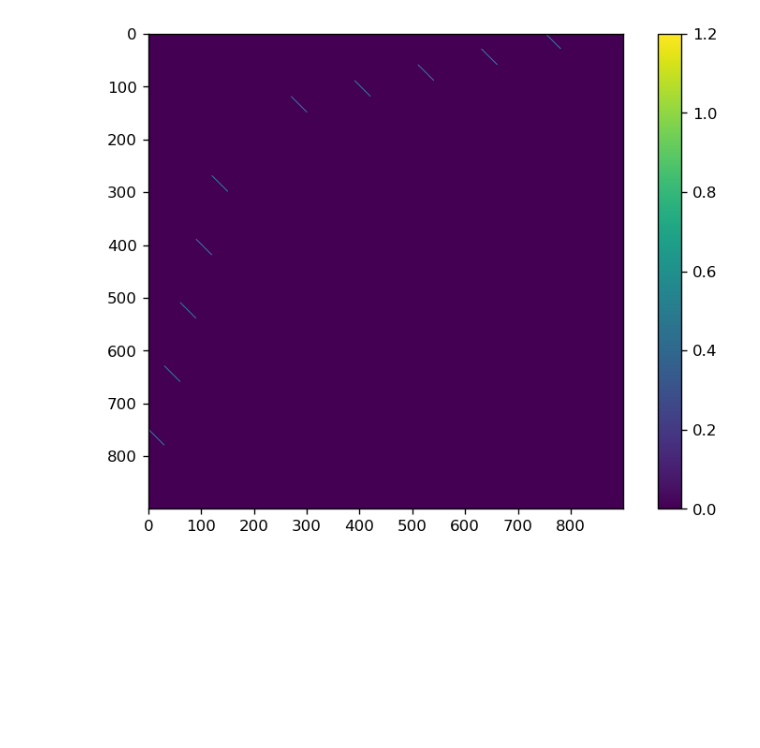
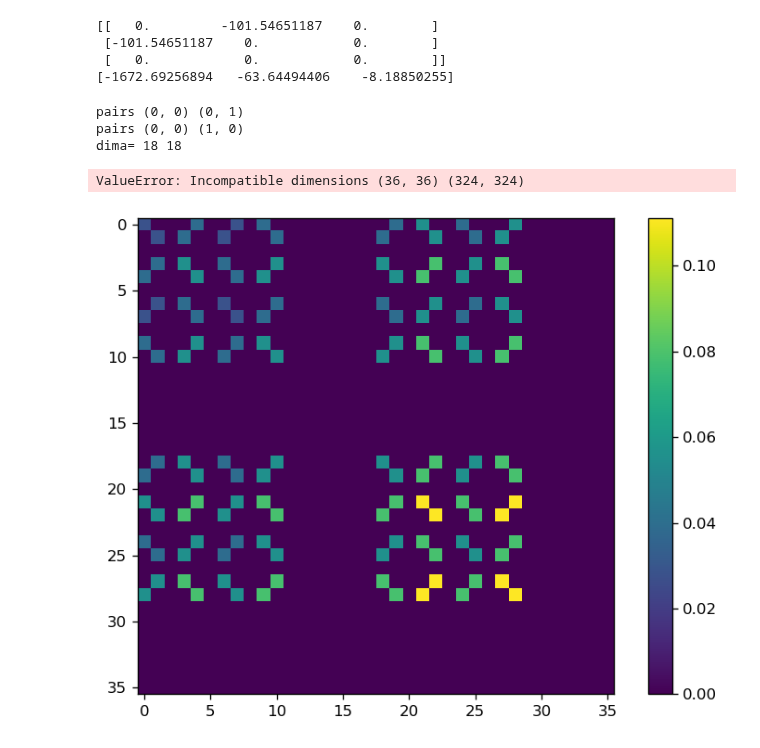
Before and after one commit to blake-holman/ED_Adversaries, a Jupyter notebook: Untitled1.ipynb, the cells around one changed output. Drawn from its saved outputs; the diff is of its cells as text; code cells hidden in the pictures; blank space fills up the shorter version.

```diff
--- a/Untitled1.ipynb
+++ b/Untitled1.ipynb
@@ -128,8 +208,9 @@ def space_adv_psd(problem, rank):
     return A.value, b.value, M.value
 # %%
-n = 5
+n = 2
 prob = threshold_k(n, 1)
-print(prob.instances)
+print(prob)
 delt, labels = get_delta(prob)
+print(labels)
 # visualize(delt, (labels, labels))
 # %% [output]
@@ -137,4 +220,4 @@ delt, labels = get_delta(prob)
 # %%
-rank = 1
+rank = 3
 A, b, M = space_adv_psd(prob, rank)
 # %% [output]
@@ -158,4 +228,45 @@ A, b, M = space_adv_psd(prob, rank)
+# %%
+print(A)
+print(b)
+# %% [output]
+[[   0.         -101.54651187    0.        ]
+ [-101.54651187    0.            0.        ]
+ [   0.            0.            0.        ]]
+[-1672.69256894   -63.64494406    -8.18850255]
 # %%
-visualize(M)
+def span_program_sep_psd(problem, rank):
+    num_pairs = problem.no_len*problem.yes_len
+    delta, labels = get_delta(problem)
+    deltas = get_delta_constraint_mats(problem, rank)
+    n = problem.n
+    D_mats = get_D_constraint_mats(problem, rank)
+    X_len = problem.len * n * rank
+    X_len = X_len**2
+    X = cp.Variable((X_len, X_len), PSD=True)
+    pairs = list(product(labels, labels))
+    swap = get_swap_mat(pairs)
+    constraints = [
+        cp.trace(X) == 1,
+        partial_transpose(X) == X,
+        swap @ X == X
+    ]
+
+    constraints += [
+        cp.trace(M@X) == 0 for M in list(deltas.values()) + list(D_mats.values())
+    ]
+    obj = problem.len * cp.trace(np.kron(delta, np.eye(X.shape[0]//delta.shape[0])) @ X) / num_pairs
+    opt_prob = cp.Problem(cp.Maximize(obj), constraints)
+    opt_prob.solve(solver="MOSEK", verbose=True)
+    print("obj", opt_prob.value)
+    return X.value
-# %% [output]
-[figure, removed]
+# %%
+X = span_program_sep_psd(prob, rank)
+# %% [output]
+pairs (0, 0) (0, 1)
+pairs (0, 0) (1, 0)
+dima= 18 18
+ValueError: Incompatible dimensions (36, 36) (324, 324)
+# %%
+visualize(X)
+# %% [output]
+[figure, added]
```
Also changed, not shown: parts of 5 cells of this notebook, 1 other file.
